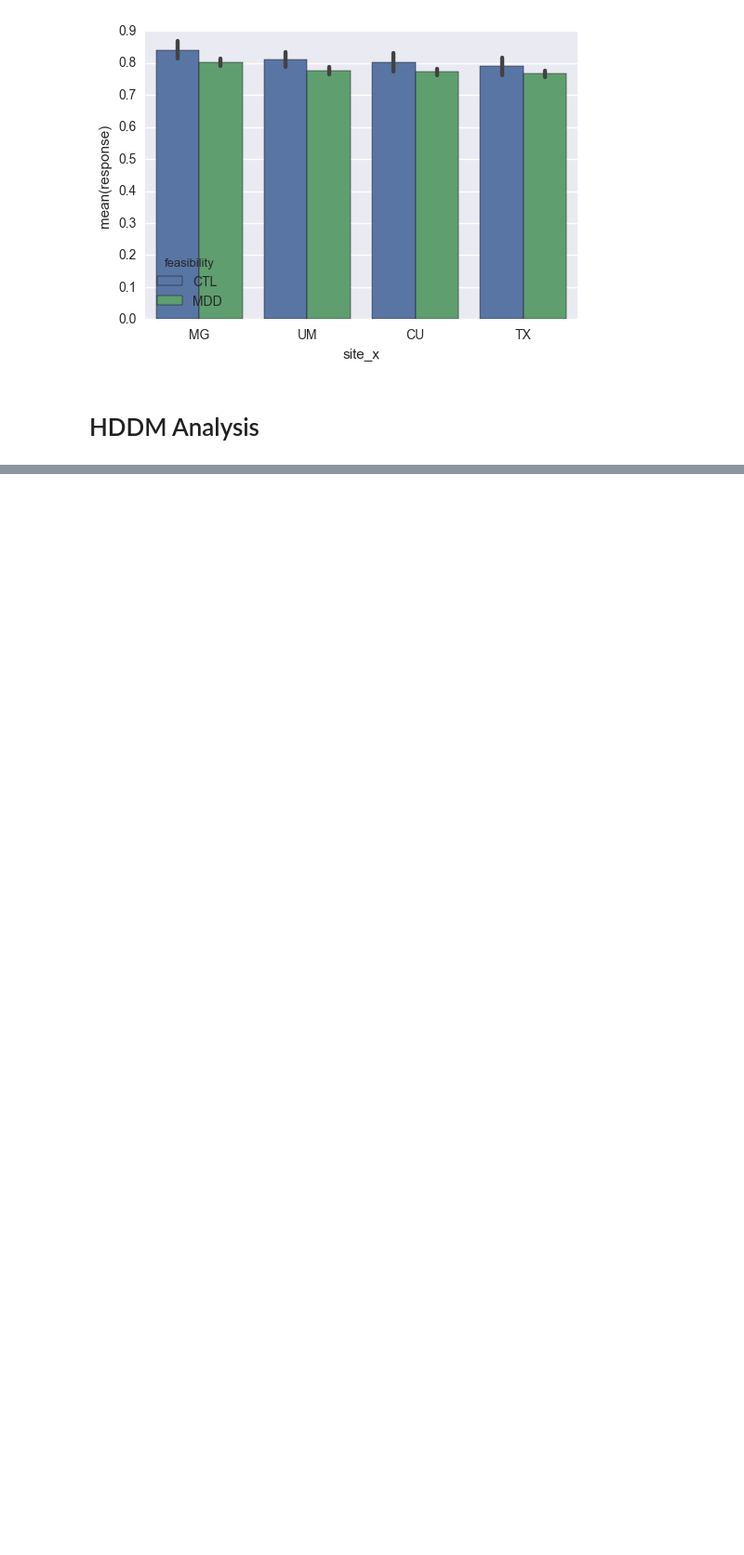
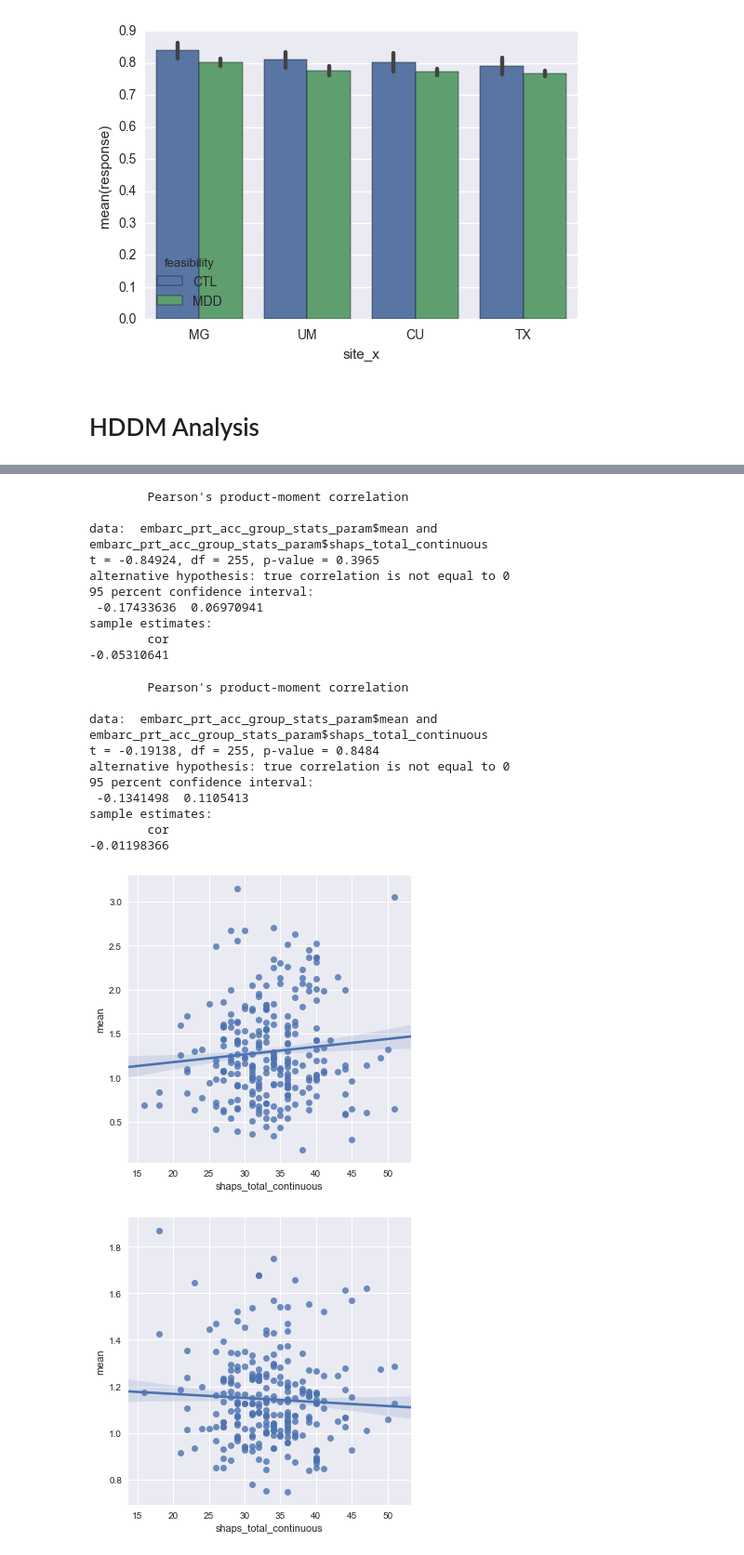
Before and after one commit to vlawlor/EMBARC-PRT, a Jupyter notebook: PRT_Prettier.ipynb, the cells around one changed output, grey strips where cells are left out. Shown at 93% size. Saved outputs shown, nothing was run; the diff lists cells and outputs as text; code cells hidden in the pictures; blank space fills up the shorter version.

```diff
--- a/PRT_Prettier.ipynb
+++ b/PRT_Prettier.ipynb
@@ -613,3 +589,19 @@ Simple model that doesn't take within-subject factors into consideration; this g
+# %%
+def get_group(item):
+    '''Returns the group info from the genstats() data'''
+    if len(item) == 18:
+        group = item[7:10]
+    else:
+        group = np.nan
+    return(group)
+# %%
+def get_id(item):
+    '''Returns the id info from the genstats() data'''
+    if len(item) == 18:
+        sub_id = item[12:18]
+    else:
+        sub_id = np.nan
+    return(sub_id)
 # %%
 all_data = hddm.load_csv('Data/prt_trial_compact.csv')
 all_data['rt'] = all_data['rt'] / 1000 # convert to seconds
@@ -664,0 +672,12 @@ P_t(CTL > MDD) =  0.775555555556
+# %%
+embarc_prt_acc_group_stats = embarc_prt_acc_group.gen_stats()
+embarc_prt_acc_group_stats.to_csv('embarc_prt_acc_group_stats.csv')
+embarc_prt_acc_group_stats = pd.read_csv('embarc_prt_acc_group_stats.csv')
+embarc_prt_acc_group_stats.rename(columns={'Unnamed: 0': 'to_extract'}, inplace=True)
+
+# get column info and merge this with the clinical data
+embarc_prt_acc_group_stats = embarc_prt_acc_group_stats[['to_extract', 'mean']]
+embarc_prt_acc_group_stats['param'] = embarc_prt_acc_group_stats.to_extract.apply(get_param)
+embarc_prt_acc_group_stats['group'] = embarc_prt_acc_group_stats.to_extract.apply(get_group)
+embarc_prt_acc_group_stats['ProjectSpecificID'] = embarc_prt_acc_group_stats.to_extract.apply(get_id)
+embarc_prt_acc_group_stats = pd.merge(embarc_prt_acc_group_stats, df_compact, on='ProjectSpecificID')
@@ -664,0 +691,13 @@ P_t(CTL > MDD) =  0.775555555556
+# %%
+# for MDD subjects, are there any correlations with anhedonia and a parameter?
+
+params = ['v','a','t']
+for param in params:
+    embarc_prt_acc_group_stats_param = embarc_prt_acc_group_stats[embarc_prt_acc_group_stats['param'] == param]
+    embarc_prt_acc_group_stats_param = embarc_prt_acc_group_stats_param[embarc_prt_acc_group_stats_param['group'] == 'MDD']
+    corr_param = sns.lmplot(y='mean', x = 'shaps_total_continuous', data=embarc_prt_acc_group_stats_param,ci=68)
+
+    %Rpush embarc_prt_acc_group_stats_param
+    %R corr_param <- cor.test(embarc_prt_acc_group_stats_param$mean,embarc_prt_acc_group_stats_param$shaps_total_continuous,method="pearson")
+    %R print (corr_param)
+# %% [output]
@@ -664,0 +714,22 @@ P_t(CTL > MDD) =  0.775555555556
+        Pearson's product-moment correlation
+
+data:  embarc_prt_acc_group_stats_param$mean and embarc_prt_acc_group_stats_param$shaps_total_continuous
+t = -0.84924, df = 255, p-value = 0.3965
+alternative hypothesis: true correlation is not equal to 0
+95 percent confidence interval:
+ -0.17433636  0.06970941
+sample estimates:
+        cor
+-0.05310641
+        Pearson's product-moment correlation
+
+data:  embarc_prt_acc_group_stats_param$mean and embarc_prt_acc_group_stats_param$shaps_total_continuous
+t = -0.19138, df = 255, p-value = 0.8484
+alternative hypothesis: true correlation is not equal to 0
+95 percent confidence interval:
+ -0.1341498  0.1105413
+sample estimates:
+        cor
+-0.01198366
+[figure, added]
+[figure, added]
```
Also changed, not shown: parts of 56 cells of this notebook.
